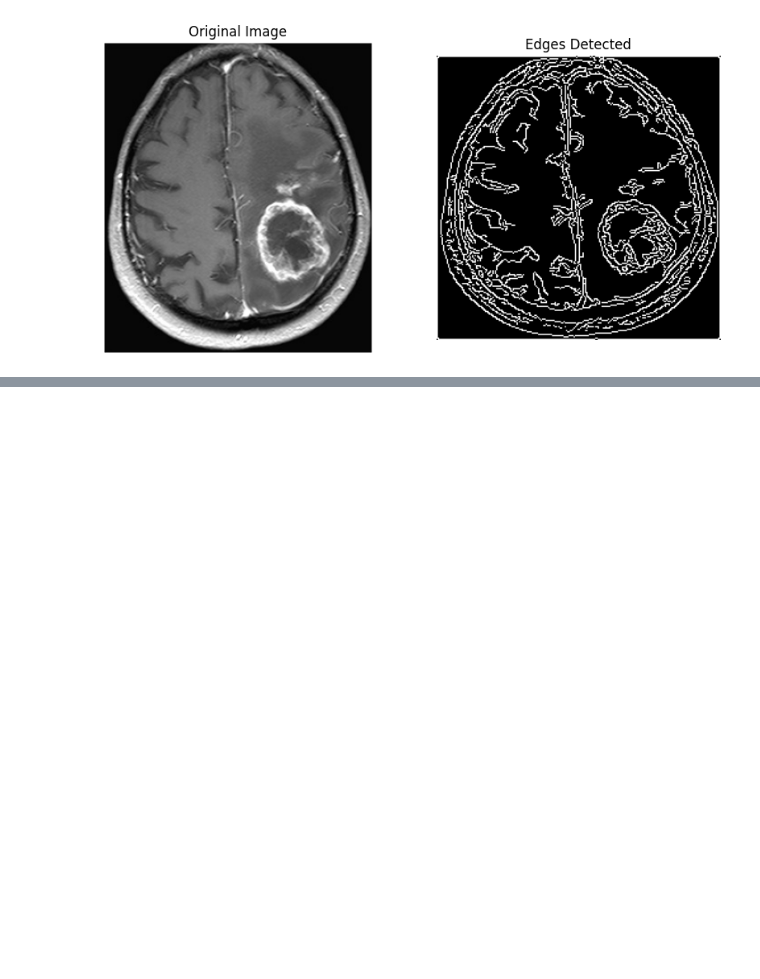
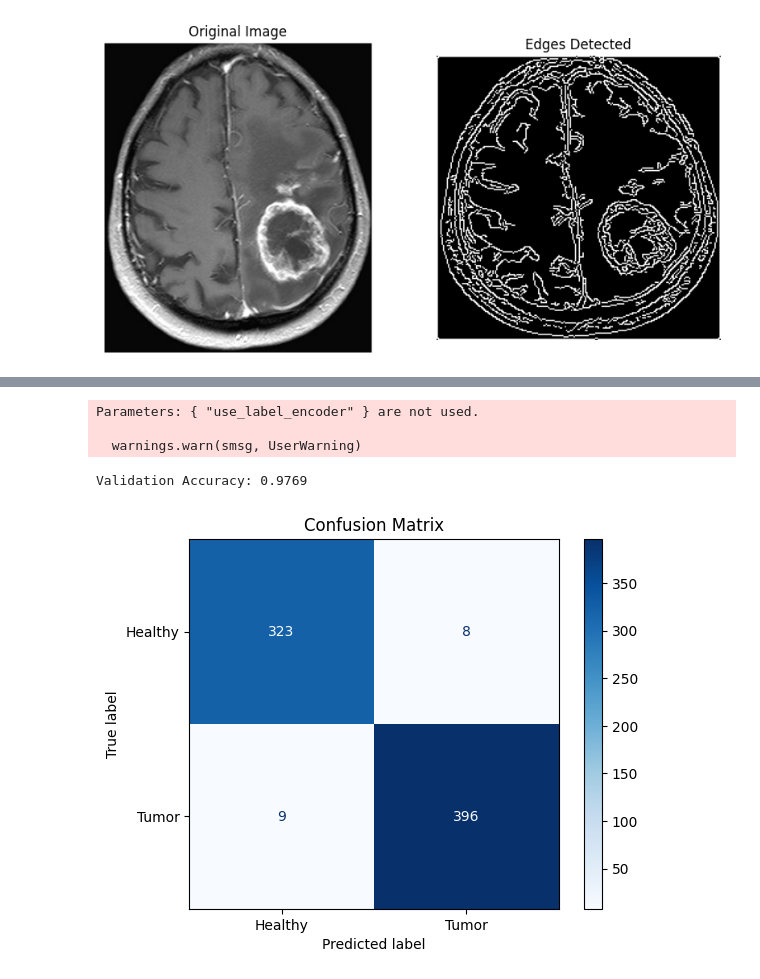
Before and after one commit to NoaAmichai/Brain_Tumor_Classification, a Jupyter notebook: Brain_Tumor_Classifiction.ipynb, the cells around one changed output, grey strips where cells are left out. Drawn from its saved outputs; the diff is of its cells as text; code cells hidden in the pictures; blank space fills up the shorter version.

```diff
--- a/Brain_Tumor_Classifiction.ipynb
+++ b/Brain_Tumor_Classifiction.ipynb
@@ -915,0 +1028,22 @@ plt.show()
+# %%
+def load_and_preprocess_data(image_files_tumor, image_files_normal, url_tumor, url_healthy):
+    data = []
+    labels = []
+
+    for file in image_files_tumor:
+        features = extract_vgg_features(url_tumor + file)
+        data.append(features)
+        labels.append(1)  # 1 for tumor
+
+    for file in image_files_normal:
+        features = extract_vgg_features(url_healthy + file)
+        data.append(features)
+        labels.append(0)  # 0 for normal
+
+    data = np.array(data)
+    labels = np.array(labels)
+
+    return data, labels
+
+
+data, labels = load_and_preprocess_data(image_files_tumor, image_files_normal, url_tumor, url_healthy)
@@ -915,0 +1068,7 @@ plt.show()
+# %%
+X_train, X_test, y_train, y_test = train_test_split(data, labels, test_size=0.2, random_state=42)
+
+X_train, X_val, y_train, y_val = train_test_split(X_train, y_train, test_size=0.2, random_state=42)
+# %%
+rf_model = RandomForestClassifier(n_estimators=100, random_state=42)
+rf_model.fit(X_train, y_train)
@@ -915,0 +1093,17 @@ plt.show()
+# %%
+# use xgboost model
+model = XGBClassifier(use_label_encoder=False, eval_metric='auc')
+model.fit(X_train, y_train)
+
+y_pred = model.predict(X_val)
+accuracy = accuracy_score(y_val, y_pred)
+print(f'Validation Accuracy: {accuracy:.4f}')
+# %% [output]
+Parameters: { "use_label_encoder" } are not used.
+
+  warnings.warn(smsg, UserWarning)
+Validation Accuracy: 0.9769
+# %%
+plot_confusion_matrix(y_val, y_pred, ['Healthy', 'Tumor'])
+# %% [output]
+[figure, added]
```
Also changed, not shown: parts of 17 cells of this notebook.
